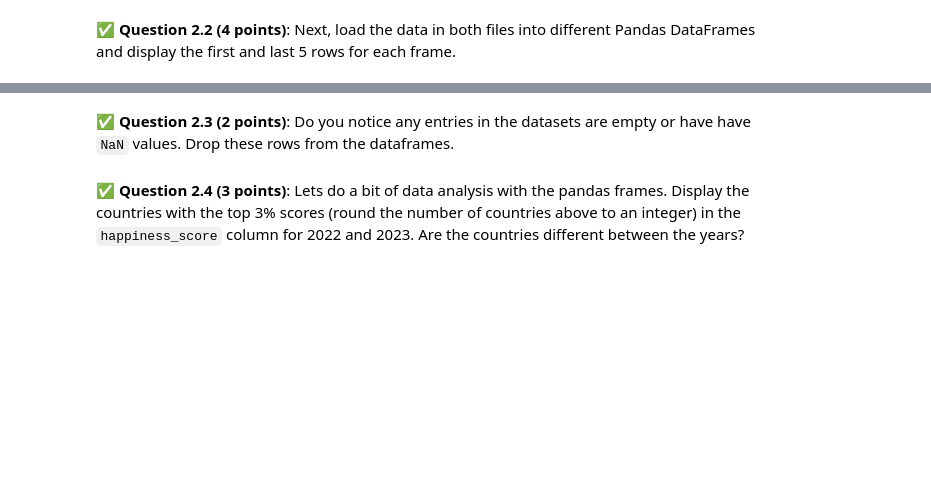
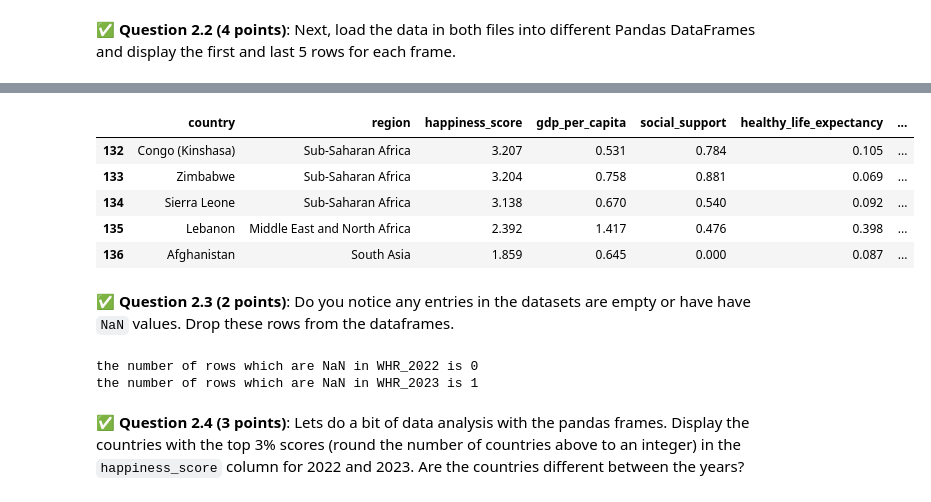
Before and after one commit to Jlozano351/CMSE202-s24-turnin, a Jupyter notebook: hw-03/HW-03_Regression-S24-Juan José Lozano González.ipynb, the cells around one changed output, grey strips where cells are left out. Drawn from its saved outputs; the diff is of its cells as text; code cells hidden in the pictures; blank space fills up the shorter version.

```diff
--- a/hw-03/HW-03_Regression-S24-Juan José Lozano González.ipynb
+++ b/hw-03/HW-03_Regression-S24-Juan José Lozano González.ipynb
@@ -69,2 +89,12 @@ Note that while Parts 3 and 4 are designed to be workable independent of each ot
+# %%
+# WHR_2023
+WHR_2023.tail(5)
+# %% [output]
+|  | country | region | happiness_score | gdp_per_capita | social_support | healthy_life_expectancy | ... |
+| 132 | Congo (Kinshasa) | Sub-Saharan Africa | 3.207 | 0.531 | 0.784 | 0.105 | ... |
+| 133 | Zimbabwe | Sub-Saharan Africa | 3.204 | 0.758 | 0.881 | 0.069 | ... |
+| 134 | Sierra Leone | Sub-Saharan Africa | 3.138 | 0.670 | 0.540 | 0.092 | ... |
+| 135 | Lebanon | Middle East and North Africa | 2.392 | 1.417 | 0.476 | 0.398 | ... |
+| 136 | Afghanistan | South Asia | 1.859 | 0.645 | 0.000 | 0.087 | ... |
 # %% [markdown]
 &#9989;  **Question 2.3 (2 points)**: Do you notice any entries in the datasets are empty or have have `NaN` values. Drop these rows from the dataframes.
@@ -72,0 +101,6 @@ Note that while Parts 3 and 4 are designed to be workable independent of each ot
+# %%
+print(f"the number of rows which are NaN in WHR_2022 is {len(WHR_2022) - len(WHR_2022.dropna())}")
+print(f"the number of rows which are NaN in WHR_2023 is {len(WHR_2023) - len(WHR_2023.dropna())}")
+# %% [output]
+the number of rows which are NaN in WHR_2022 is 0
+the number of rows which are NaN in WHR_2023 is 1
```
Also changed, not shown: parts of 15 cells of this notebook, 2 other files.
